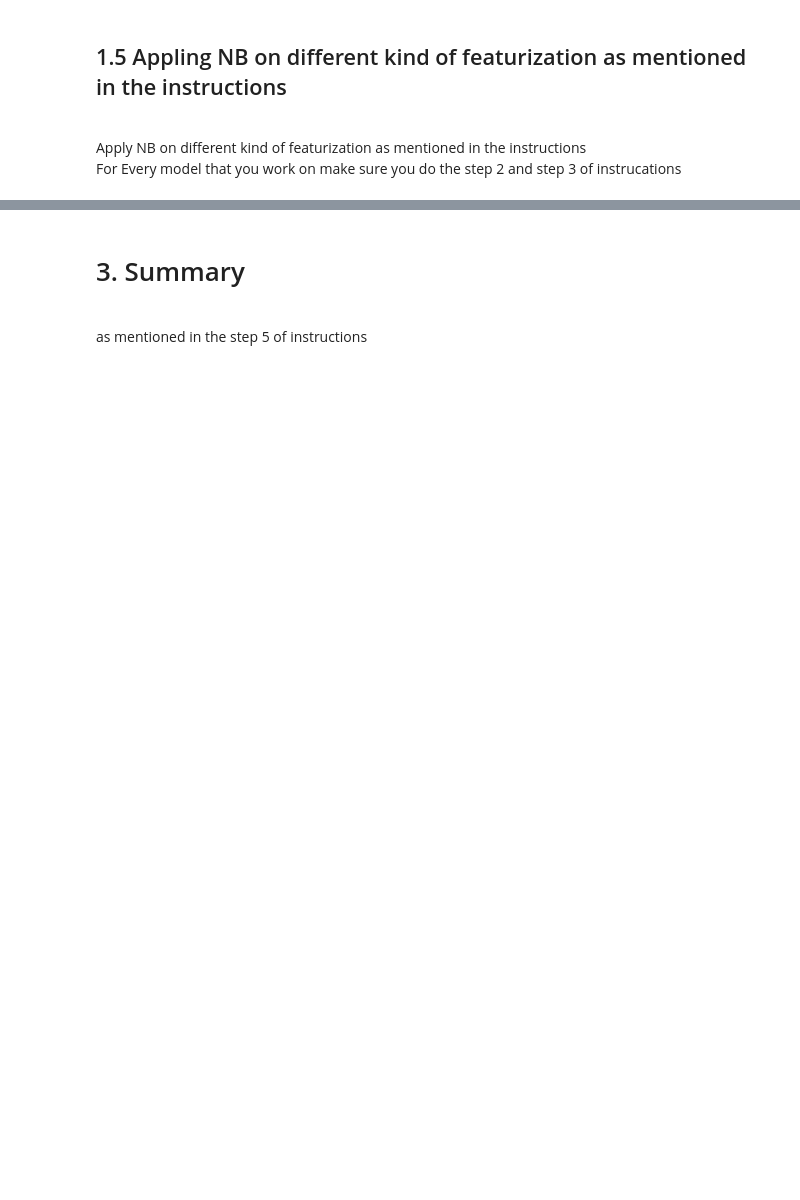
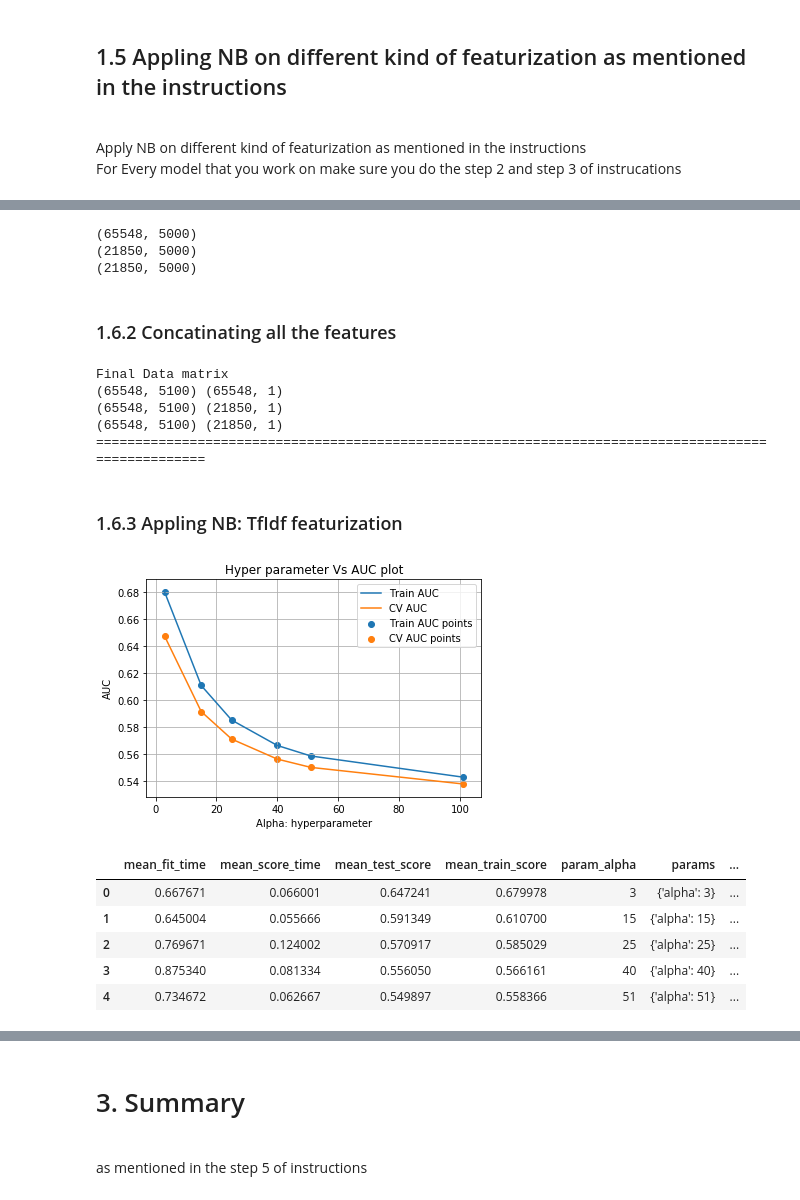
Before and after one commit to iamanik4/Python-Course-Assignment, a Jupyter notebook: 08. Apply Naive Bayes on Donors Choose dataset/6_Assignment_NB_Instructions.ipynb, the cells around one changed output, grey strips where cells are left out. Drawn from its saved outputs; the diff is of its cells as text; code cells hidden in the pictures; blank space fills up the shorter version.

```diff
--- a/08. Apply Naive Bayes on Donors Choose dataset/6_Assignment_NB_Instructions.ipynb
+++ b/08. Apply Naive Bayes on Donors Choose dataset/6_Assignment_NB_Instructions.ipynb
@@ -195,0 +476,80 @@ print("="*100)
+# %%
+X_train_essay_tfidf = vectorizer.transform(X_train['essay'].values)
+X_test_essay_tfidf = vectorizer.transform(X_test['essay'].values)
+X_cv_essay_tfidf = vectorizer.transform(X_cv['essay'].values)
+
+print(X_train_essay_tfidf.shape)
+print(X_test_essay_tfidf.shape)
+print(X_cv_essay_tfidf.shape)
+# %% [output]
+(65548, 5000)
+(21850, 5000)
+(21850, 5000)
+# %% [markdown]
+### 1.6.2 Concatinating all the features
+# %%
+# merge two sparse matrices: https://stackoverflow.com/a/19710648/4084039
+
+X_tr_tfidf = hstack((X_train_essay_tfidf, X_train_state_ohe, X_train_teacher_ohe, X_train_grade_ohe,X_train_category_ohe,X_train_subcategory_ohe, X_train_price_norm)).tocsr()
+X_cr_tfidf = hstack((X_cv_essay_tfidf, X_cv_state_ohe, X_cv_teacher_ohe, X_cv_grade_ohe,X_cv_category_ohe,X_cv_subcategory_ohe, X_cv_price_norm)).tocsr()
+X_te_tfidf = hstack((X_test_essay_tfidf, X_test_state_ohe, X_test_teacher_ohe, X_test_grade_ohe,X_test_category_ohe,X_test_subcategory_ohe, X_test_price_norm)).tocsr()
+
+print("Final Data matrix")
+print(X_tr_tfidf.shape, Y_train.shape)
+print(X_tr_tfidf.shape, Y_cv.shape)
+print(X_tr_tfidf.shape, Y_test.shape)
+print("="*100)
+# %% [output]
+Final Data matrix
+(65548, 5100) (65548, 1)
+(65548, 5100) (21850, 1)
+(65548, 5100) (21850, 1)
+====================================================================================================
+# %% [markdown]
+### 1.6.3 Appling NB: TfIdf featurization
+# %%
+
+model_tfidf = MultinomialNB()
+parameters = {'alpha':[3, 15, 25, 40, 51, 101]}
+
+clf_idf = GridSearchCV(model_tfidf,parameters,cv = 3,n_jobs = -1,scoring = 'roc_auc')
+clf_idf.fit(X_tr_tfidf,Y_train)
+
+results = pd.DataFrame.from_dict(clf_idf.cv_results_)
+# print(results.head())
+results = results.sort_values(['param_alpha'])
+
+train_auc= results['mean_train_score']
+train_auc_std= results['std_train_score']
+cv_auc = results['mean_test_score']
+cv_auc_std= results['std_test_score']
+alpha =  results['param_alpha']
+
+plt.plot(alpha, train_auc, label='Train AUC')
+# this code is copied from here: https://stackoverflow.com/a/48803361/4084039
+# plt.gca().fill_between(K, train_auc - train_auc_std,train_auc + train_auc_std,alpha=0.2,color='darkblue')
+
+plt.plot(alpha, cv_auc, label='CV AUC')
+# this code is copied from here: https://stackoverflow.com/a/48803361/4084039
+# plt.gca().fill_between(K, cv_auc - cv_auc_std,cv_auc + cv_auc_std,alpha=0.2,color='darkorange')
+
+plt.scatter(alpha, train_auc, label='Train AUC points')
+plt.scatter(alpha, cv_auc, label='CV AUC points')
+
+
+plt.legend()
+plt.xlabel("Alpha: hyperparameter")
+plt.ylabel("AUC")
+plt.title("Hyper parameter Vs AUC plot")
+plt.grid()
+plt.show()
+
+results.head()
+# %% [output]
+[figure, added]
+|  | mean_fit_time | mean_score_time | mean_test_score | mean_train_score | param_alpha | params | ... |
+| 0 | 0.667671 | 0.066001 | 0.647241 | 0.679978 | 3 | {'alpha': 3} | ... |
+| 1 | 0.645004 | 0.055666 | 0.591349 | 0.610700 | 15 | {'alpha': 15} | ... |
+| 2 | 0.769671 | 0.124002 | 0.570917 | 0.585029 | 25 | {'alpha': 25} | ... |
+| 3 | 0.875340 | 0.081334 | 0.556050 | 0.566161 | 40 | {'alpha': 40} | ... |
+| 4 | 0.734672 | 0.062667 | 0.549897 | 0.558366 | 51 | {'alpha': 51} | ... |
```
Also changed, not shown: parts of 28 cells of this notebook, 1 other file.
